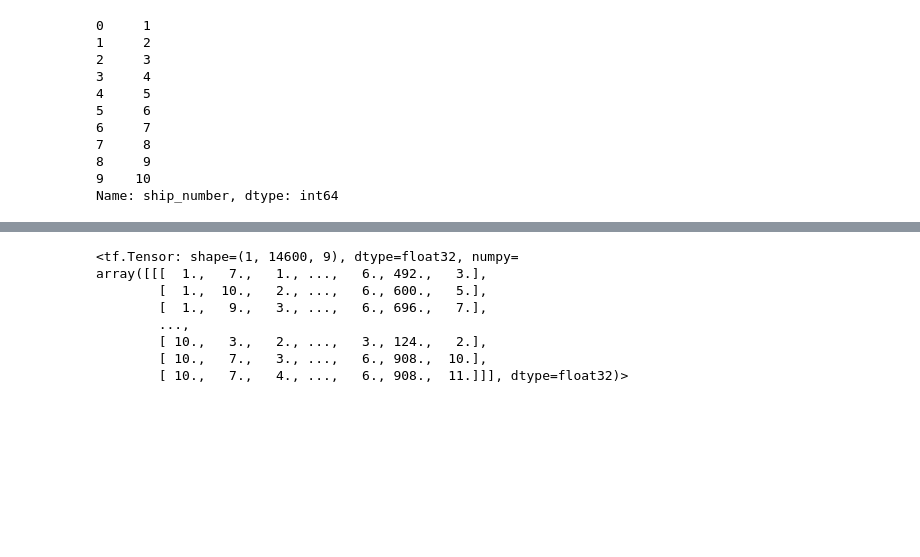
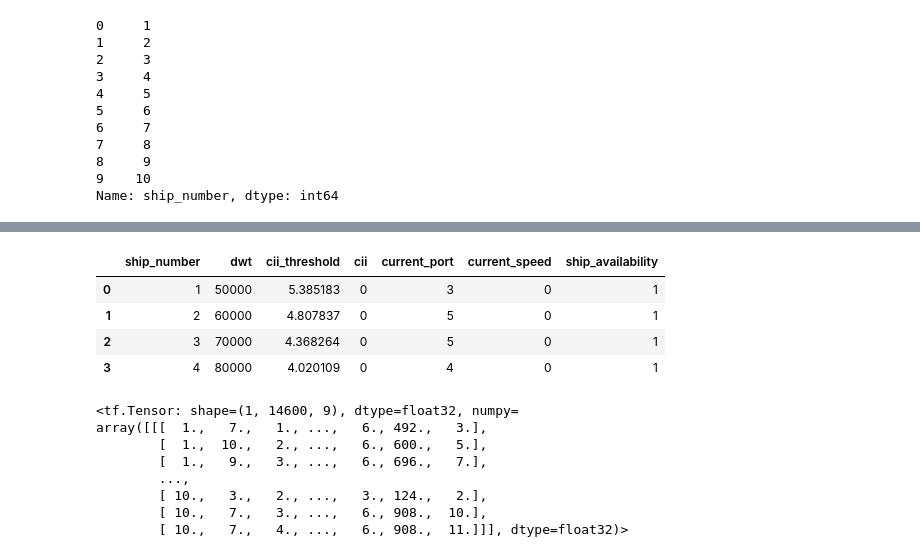
Before and after one commit to synthetica-ai/carbon-trading, a Jupyter notebook: code/main.ipynb, the cells around one changed output, grey strips where cells are left out. Cells and saved outputs as stored; diff of their text form; code cells hidden in the pictures; blank space fills up the shorter version.

```diff
--- a/code/main.ipynb
+++ b/code/main.ipynb
@@ -613,3 +630,12 @@ envo.fleet
+# %%
+r = envo.fleet
+r.loc[:,cols_to_keep]
+# %% [output]
+|  | ship_number | dwt | cii_threshold | cii | current_port | current_speed | ship_availability |
+| 0 | 1 | 50000 | 5.385183 | 0 | 3 | 0 | 1 |
+| 1 | 2 | 60000 | 4.807837 | 0 | 5 | 0 | 1 |
+| 2 | 3 | 70000 | 4.368264 | 0 | 5 | 0 | 1 |
+| 3 | 4 | 80000 | 4.020109 | 0 | 4 | 0 | 1 |
 # %%
 k = envo.create_tensor_contracts()
 k
```
Also changed, not shown: parts of 7 cells of this notebook, 1 other file.
